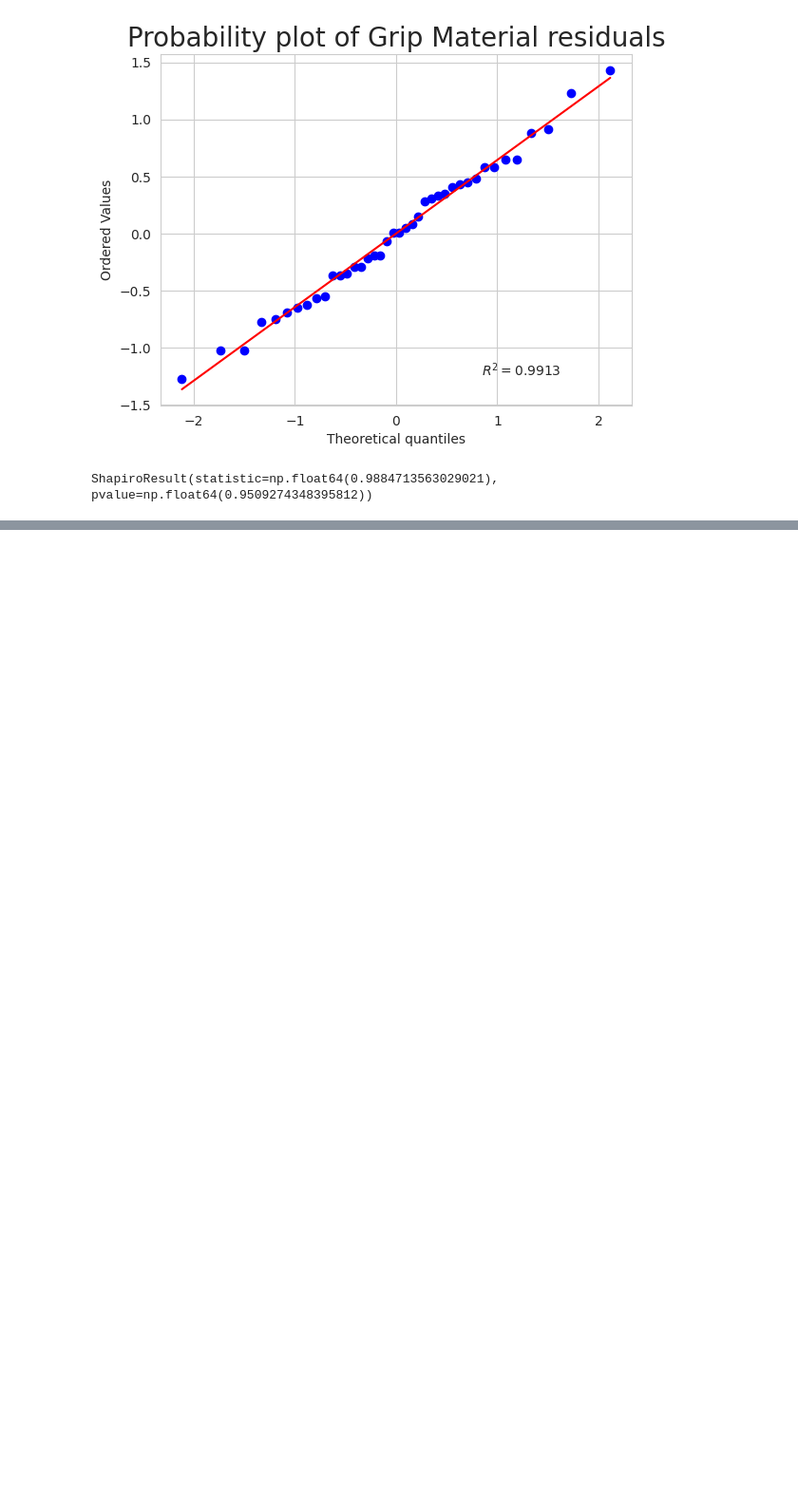
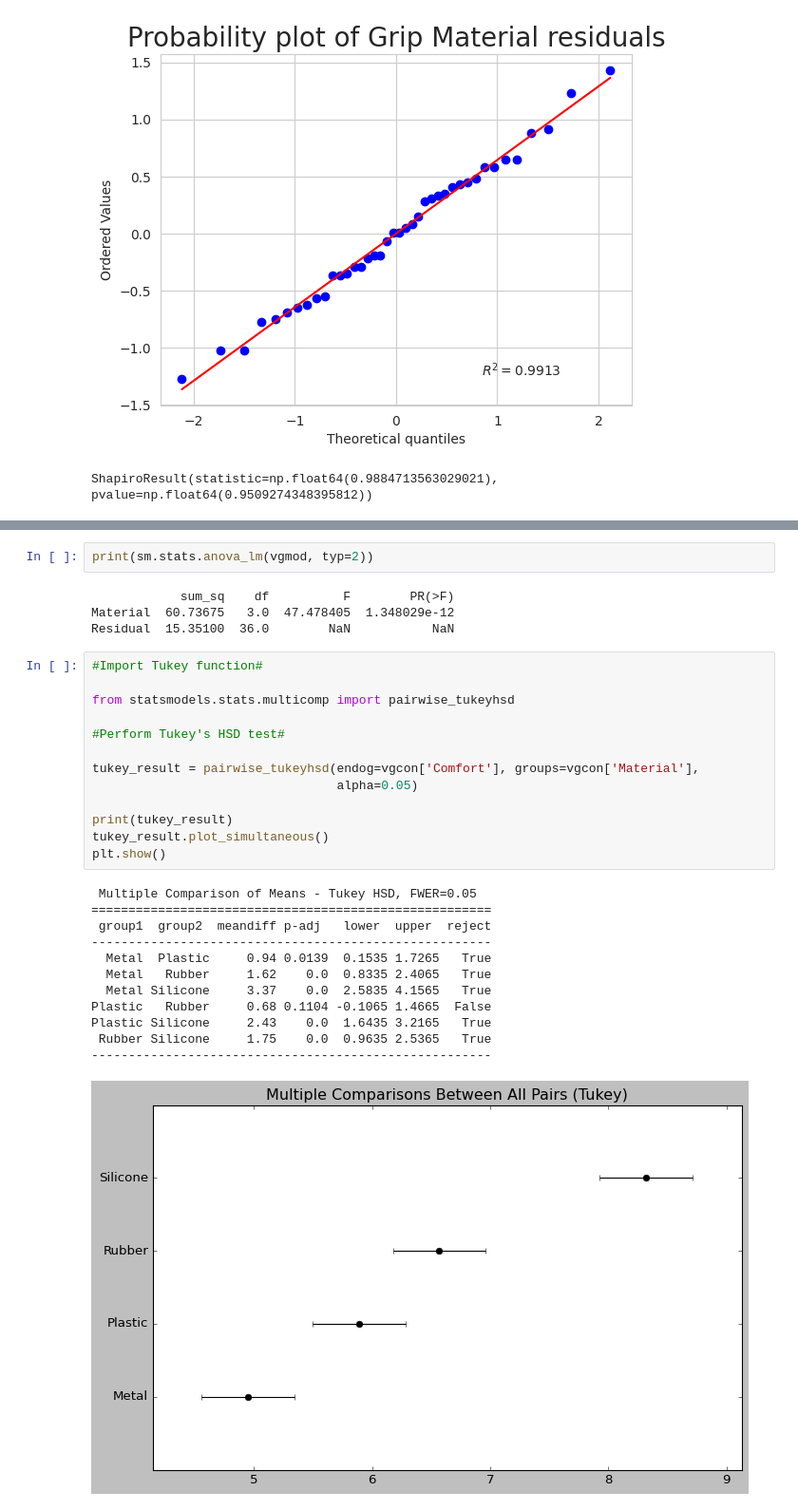
Before and after one commit to a-gidding/STAT-7220-Applied-Experimental-Design, a Jupyter notebook: Assignments/Midterm-Exam/Midterm-Exam.ipynb, the cells around one changed output, grey strips where cells are left out. Shown at 95% size. Saved outputs shown, nothing was run; the diff lists cells and outputs as text; blank space fills up the shorter version.

```diff
--- a/Assignments/Midterm-Exam/Midterm-Exam.ipynb
+++ b/Assignments/Midterm-Exam/Midterm-Exam.ipynb
@@ -214,0 +256,32 @@ Question 8. Homogeneity
+# %%
+print(sm.stats.anova_lm(vgmod, typ=2))
+# %% [output]
+            sum_sq    df          F        PR(>F)
+Material  60.73675   3.0  47.478405  1.348029e-12
+Residual  15.35100  36.0        NaN           NaN
+# %%
+#Import Tukey function#
+
+from statsmodels.stats.multicomp import pairwise_tukeyhsd
+
+#Perform Tukey's HSD test#
+
+tukey_result = pairwise_tukeyhsd(endog=vgcon['Comfort'], groups=vgcon['Material'],
+                                 alpha=0.05)
+
+print(tukey_result)
+tukey_result.plot_simultaneous()
+plt.show()
+# %% [output]
+ Multiple Comparison of Means - Tukey HSD, FWER=0.05
+======================================================
+ group1  group2  meandiff p-adj   lower  upper  reject
+------------------------------------------------------
+  Metal  Plastic     0.94 0.0139  0.1535 1.7265   True
+  Metal   Rubber     1.62    0.0  0.8335 2.4065   True
+  Metal Silicone     3.37    0.0  2.5835 4.1565   True
+Plastic   Rubber     0.68 0.1104 -0.1065 1.4665  False
+Plastic Silicone     2.43    0.0  1.6435 3.2165   True
+ Rubber Silicone     1.75    0.0  0.9635 2.5365   True
+------------------------------------------------------
+[figure, added]
```
Also changed, not shown: parts of 7 cells of this notebook.
